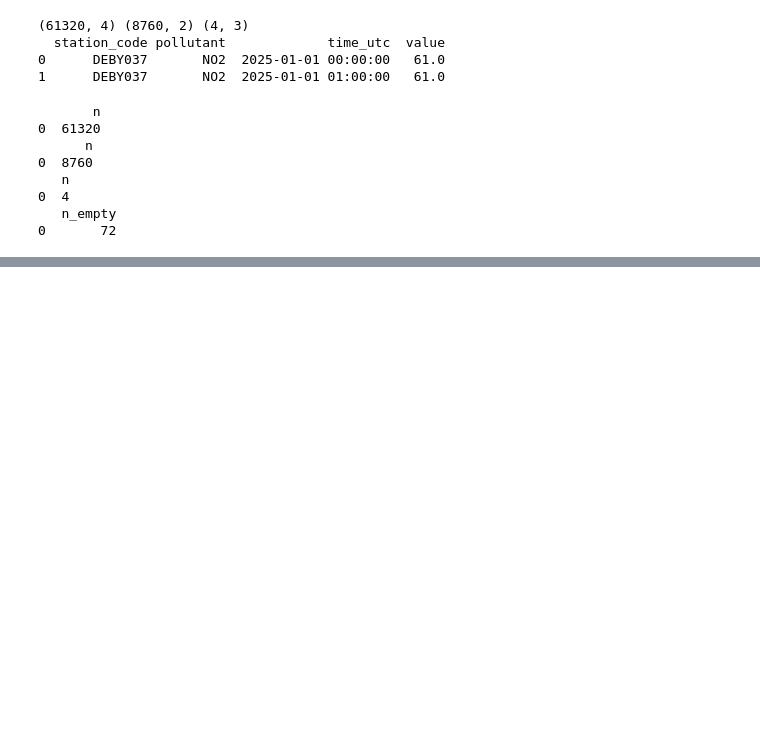
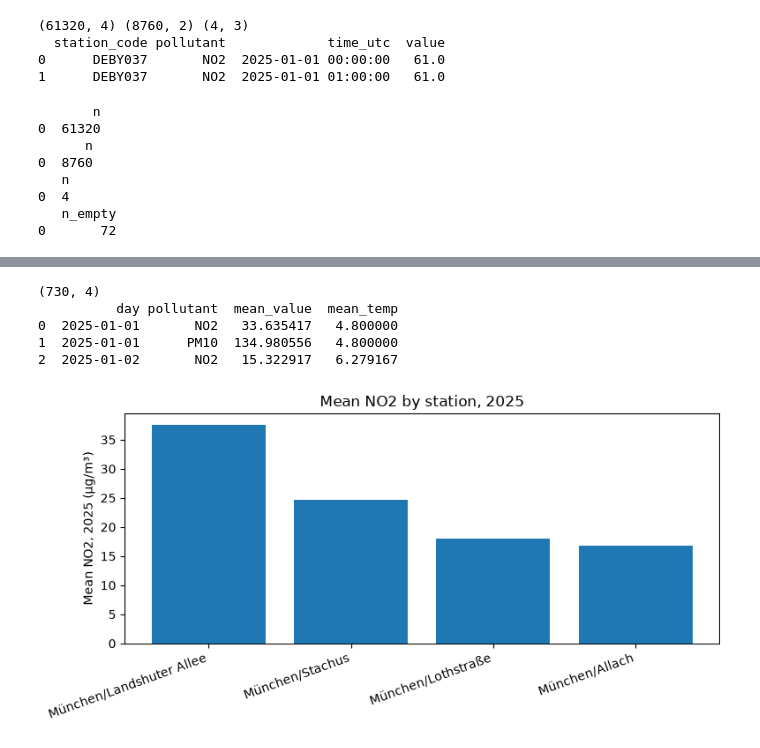
Before and after one commit to Ranpal/munich-air-quality-temperature, a Jupyter notebook: 01_station_metadata.ipynb, the cells around one changed output, grey strips where cells are left out. Drawn from its saved outputs; the diff is of its cells as text; code cells hidden in the pictures; blank space fills up the shorter version.

Commit message:
Add three plots: NO2 by station, monthly NO2 and temperature, daily scatter

```diff
--- a/01_station_metadata.ipynb
+++ b/01_station_metadata.ipynb
@@ -668,3 +668,17 @@ conn.close()
 0  4
    n_empty
 0       72
+# %%
+conn = sqlite3.connect("munich_air_temp.db")
+# %%
+q1 = """
+SELECT s.name, s.type, a.pollutant,
+       ROUND(AVG(a.value), 1) AS mean_value,
+       COUNT(a.value) AS n_values
+FROM air_quality a
+JOIN stations s ON a.station_code = s.station_code
+GROUP BY s.name, s.type, a.pollutant
+ORDER BY a.pollutant, mean_value DESC
+"""
+res1 = pd.read_sql(q1, conn)
+print(res1)
@@ -670,0 +721,35 @@ conn.close()
+# %%
+q3 = """
+SELECT substr(a.time_utc, 1, 10) AS day, a.pollutant,
+       AVG(a.value) AS mean_value,
+       AVG(t.temp_c) AS mean_temp
+FROM air_quality a
+JOIN temperature t ON a.time_utc = t.time_utc
+GROUP BY day, a.pollutant
+"""
+daily = pd.read_sql(q3, conn)
+print(daily.shape)
+print(daily.head(3))
+# %% [output]
+(730, 4)
+          day pollutant  mean_value  mean_temp
+0  2025-01-01       NO2   33.635417   4.800000
+1  2025-01-01      PM10  134.980556   4.800000
+2  2025-01-02       NO2   15.322917   6.279167
+# %%
+import os
+import matplotlib.pyplot as plt
+
+os.makedirs("figures", exist_ok=True)
+
+no2_means = res1[res1["pollutant"] == "NO2"]
+fig, ax = plt.subplots(figsize=(8, 4))
+ax.bar(no2_means["name"], no2_means["mean_value"])
+ax.set_ylabel("Mean NO2, 2025 (µg/m³)")
+ax.set_title("Mean NO2 by station, 2025")
+plt.xticks(rotation=20, ha="right")
+plt.tight_layout()
+plt.savefig("figures/01_no2_by_station.png", dpi=150)
+plt.show()
+# %% [output]
+[figure, added]
```
Also changed, not shown: parts of 4 cells of this notebook, 4 other files.
